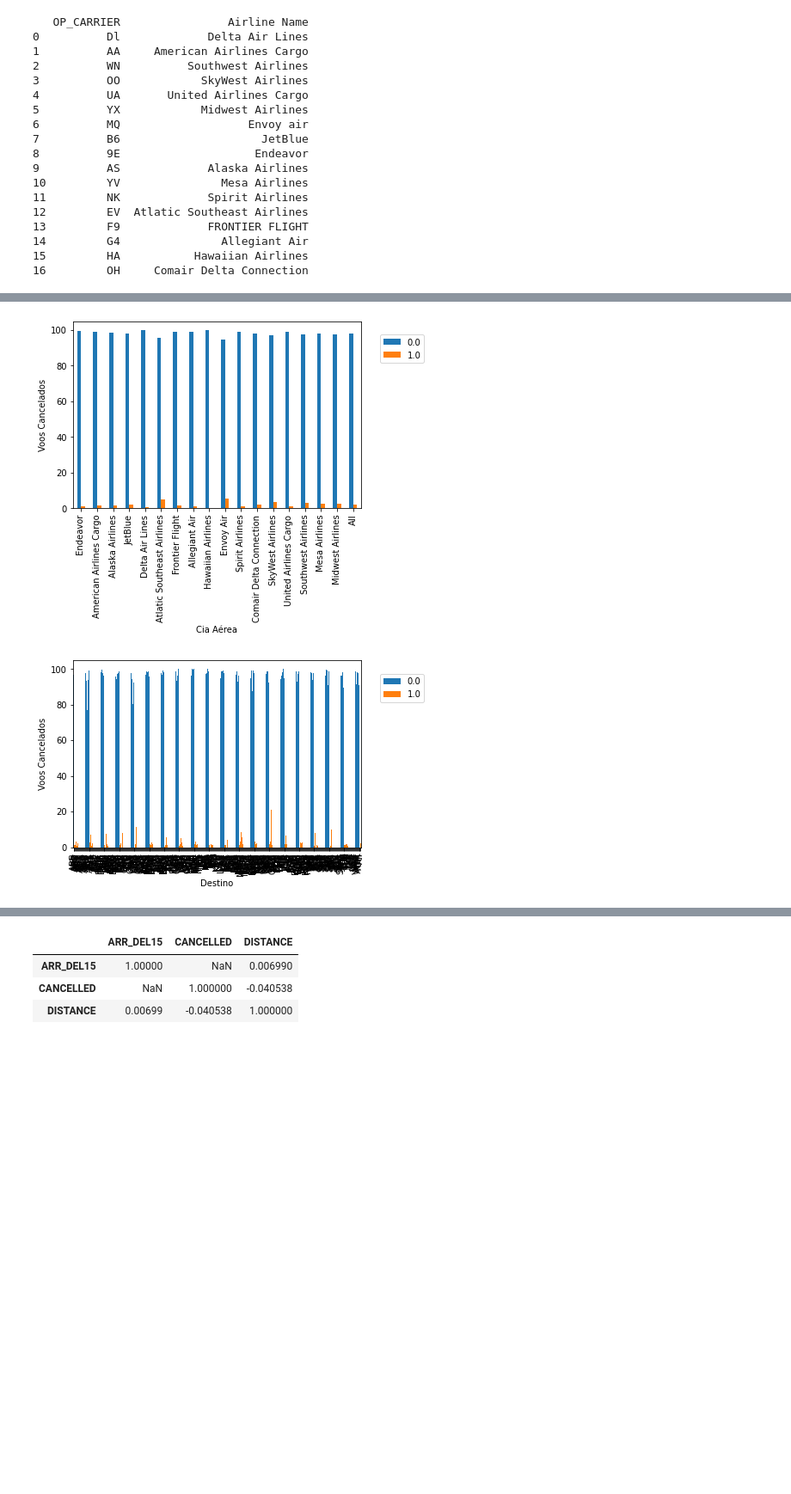
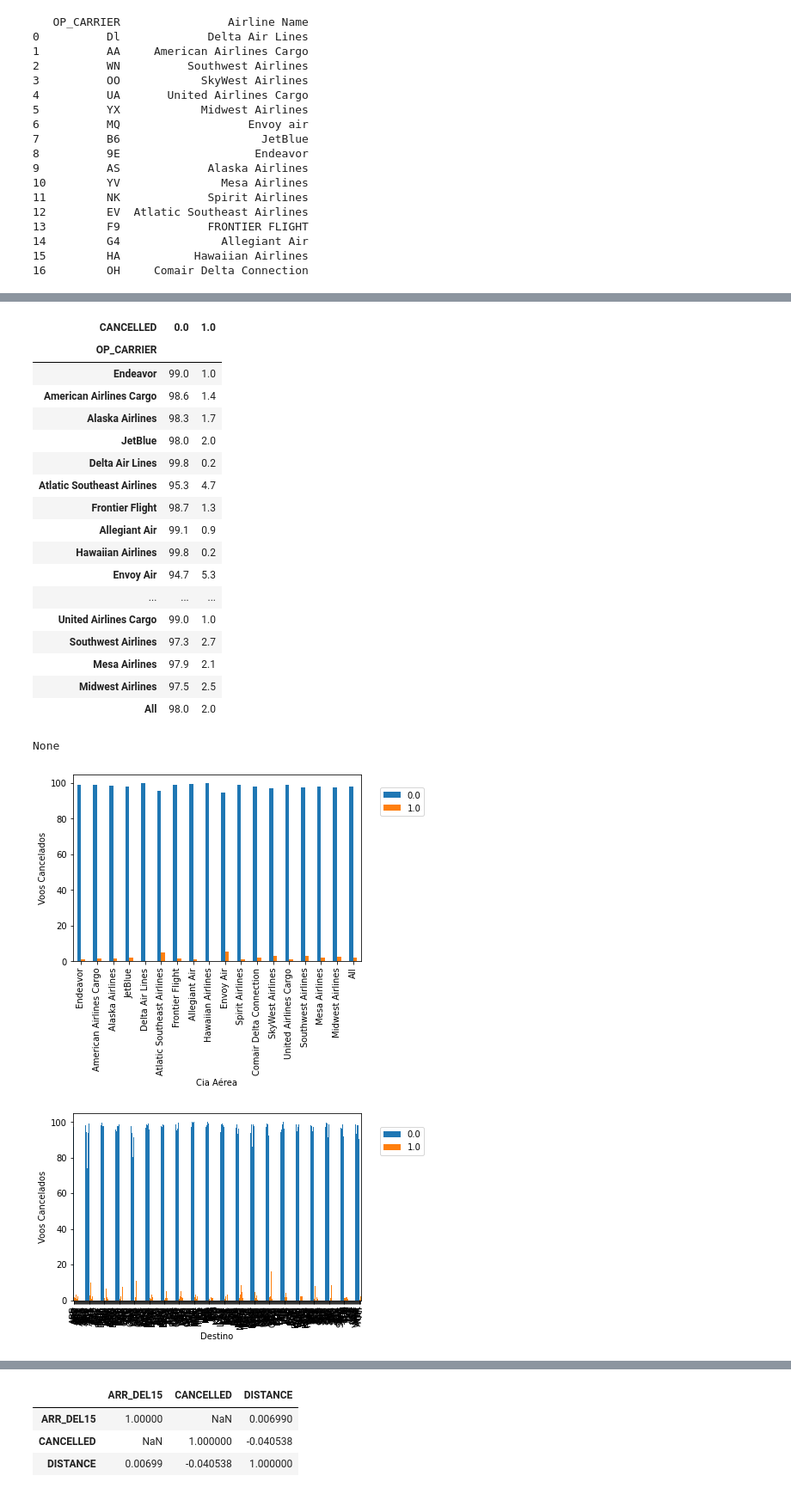
Before and after one commit to insper-classroom/22-2a-cd-p2-grupo_bexcamrefe, a Jupyter notebook: relatoriop2.ipynb, the cells around one changed output, grey strips where cells are left out. Shown at 86% size. Cells and saved outputs as stored; diff of their text form; code cells hidden in the pictures; blank space fills up the shorter version.

```diff
--- a/relatoriop2.ipynb
+++ b/relatoriop2.ipynb
@@ -120,32 +139,58 @@ sns.pairplot(Treinamento, height=1.5); # Cruza todas as variáveis entre sí, d
 # %%
 # CRUZAMENTO DE QUALITATIVAS CM QUALITATIVAS
+# FAZER TABELA DE FREQUENCIAS + GRÁFICOS DE BARRA
+# PLOTAR UM AO LADO DO OUTRO SE POSSÍVEL
 # Cia X Cancelados
-cia_canc = pd.crosstab(Treinamento['OP_CARRIER'], Treinamento['CANCELLED'], normalize='index',margins=True).round(3)*100
+cia_canc = pd.crosstab(Dados_gerais['OP_CARRIER'], Dados_gerais['CANCELLED'], normalize='index', margins=True).round(3)*100
+print(display(cia_canc))
 cia_canc.plot.bar()
 plt.ylabel('Voos Cancelados')
 plt.xlabel('Cia Aérea')
 plt.legend(loc='center')
 plt.legend(bbox_to_anchor=(1.05, 0.95)); # Coloca legenda para fora da janela gráfica
 plt.show()
 
 # Destino X Cancelados
-dest_canc = pd.crosstab(Treinamento['DEST'], Treinamento['CANCELLED'], normalize='index',margins=True).round(3)*100
+dest_canc = pd.crosstab(Dados_gerais['DEST'], Dados_gerais['CANCELLED'], normalize='index',margins=True).round(3)*100
+print(display(dest_canc))
 dest_canc.plot.bar()
 plt.ylabel('Voos Cancelados')
 plt.xlabel('Destino')
 plt.legend(loc='center')
 plt.legend(bbox_to_anchor=(1.05, 0.95)); # Coloca legenda para fora da janela gráfica
 plt.show()
 
 # Origem X Cancelados
-org_canc = pd.crosstab(Treinamento['ORIGIN'], Treinamento['CANCELLED'], normalize='index',margins=True).round(3)*100
+org_canc = pd.crosstab(Dados_gerais['ORIGIN'], Dados_gerais['CANCELLED'], normalize='index',margins=True).round(3)*100
+print(display(org_canc))
 org_canc.plot.bar()
 plt.ylabel('Voos Cancelados')
 plt.xlabel('Origem')
 plt.legend(loc='center')
 plt.legend(bbox_to_anchor=(1.05, 0.95)); # Coloca legenda para fora da janela gráfica
 plt.show()
+
+# Atrasados X Cancelados
 # %% [output]
+| CANCELLED | 0.0 | 1.0 |
+| OP_CARRIER |  |  |
+| Endeavor | 99.0 | 1.0 |
+| American Airlines Cargo | 98.6 | 1.4 |
+| Alaska Airlines | 98.3 | 1.7 |
+| JetBlue | 98.0 | 2.0 |
+| Delta Air Lines | 99.8 | 0.2 |
+| Atlatic Southeast Airlines | 95.3 | 4.7 |
+| Frontier Flight | 98.7 | 1.3 |
+| Allegiant Air | 99.1 | 0.9 |
+| Hawaiian Airlines | 99.8 | 0.2 |
+| Envoy Air | 94.7 | 5.3 |
+| ... | ... | ... |
+| United Airlines Cargo | 99.0 | 1.0 |
+| Southwest Airlines | 97.3 | 2.7 |
+| Mesa Airlines | 97.9 | 2.1 |
+| Midwest Airlines | 97.5 | 2.5 |
+| All | 98.0 | 2.0 |
+None
 [figure]
 [figure]
 [figure]
```
Also changed, not shown: parts of 13 cells of this notebook.
